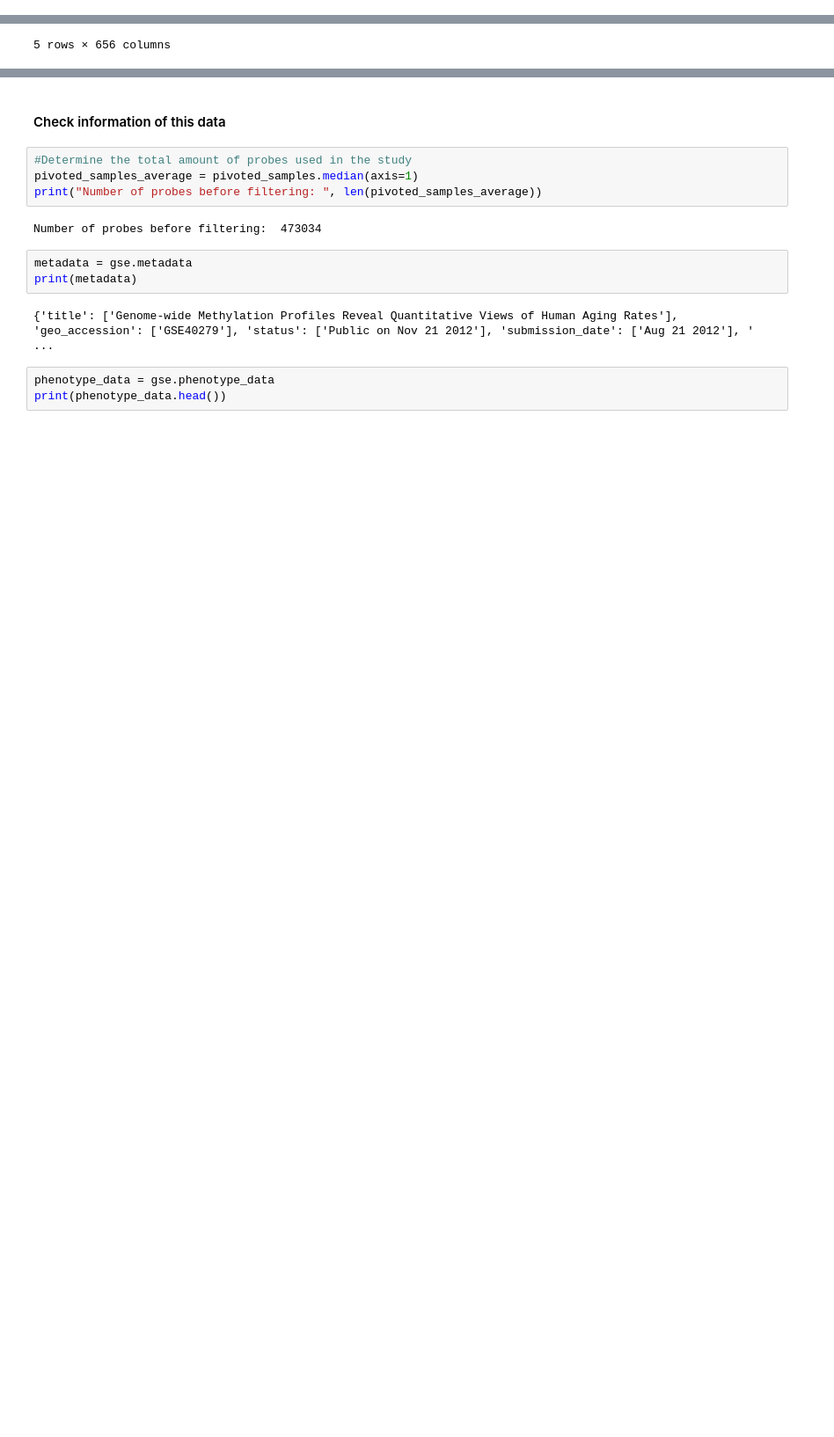
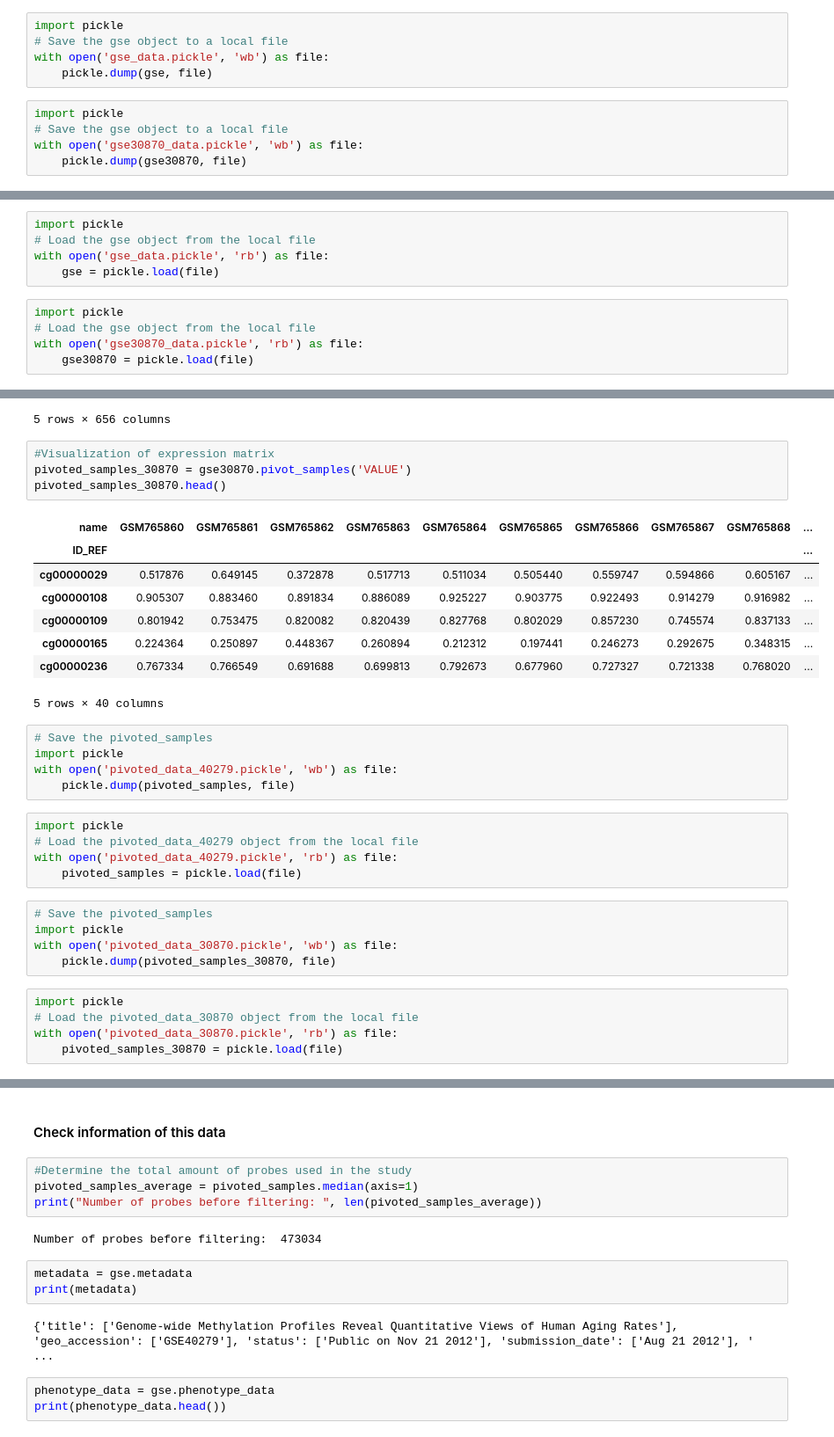
Before and after one commit to curryhank08/analyze-data-from-GEO-in-python, a Jupyter notebook: LR_in_python.ipynb, the cells around one changed output, grey strips where cells are left out. Shown: that part at 88% size. Saved outputs shown, nothing was run; the diff lists cells and outputs as text; blank space fills up the shorter version.

```diff
--- a/LR_in_python.ipynb
+++ b/LR_in_python.ipynb
@@ -98,0 +106,10 @@ gse = GEOparse.get_GEO(geo=geo_accession_id, destdir="./")
+# %%
+import pickle
+# Save the gse object to a local file
+with open('gse_data.pickle', 'wb') as file:
+    pickle.dump(gse, file)
+# %%
+import pickle
+# Save the gse object to a local file
+with open('gse30870_data.pickle', 'wb') as file:
+    pickle.dump(gse30870, file)
@@ -99,3 +118,13 @@ gse = GEOparse.get_GEO(geo=geo_accession_id, destdir="./")
+# %%
+import pickle
+# Load the gse object from the local file
+with open('gse_data.pickle', 'rb') as file:
+    gse = pickle.load(file)
+# %%
+import pickle
+# Load the gse object from the local file
+with open('gse30870_data.pickle', 'rb') as file:
+    gse30870 = pickle.load(file)
 # %% [markdown]
 ### Extract expression value (beta value) for each probes corresponding to each samples
 # %%
@@ -111,3 +140,36 @@ pivoted_samples.head()
 | cg00000165 | 0.132014 | 0.206917 | 0.162861 | 0.197780 | 0.148437 | 0.224093 | 0.400489 | 0.194553 | 0.134710 | ... |
 | cg00000236 | 0.717861 | 0.723935 | 0.719196 | 0.704061 | 0.754913 | 0.829192 | 0.723782 | 0.695142 | 0.731872 | ... |
 5 rows × 656 columns
+# %%
+#Visualization of expression matrix
+pivoted_samples_30870 = gse30870.pivot_samples('VALUE')
+pivoted_samples_30870.head()
+# %% [output]
+| name | GSM765860 | GSM765861 | GSM765862 | GSM765863 | GSM765864 | GSM765865 | GSM765866 | GSM765867 | GSM765868 | ... |
+| ID_REF |  |  |  |  |  |  |  |  |  | ... |
+| cg00000029 | 0.517876 | 0.649145 | 0.372878 | 0.517713 | 0.511034 | 0.505440 | 0.559747 | 0.594866 | 0.605167 | ... |
+| cg00000108 | 0.905307 | 0.883460 | 0.891834 | 0.886089 | 0.925227 | 0.903775 | 0.922493 | 0.914279 | 0.916982 | ... |
+| cg00000109 | 0.801942 | 0.753475 | 0.820082 | 0.820439 | 0.827768 | 0.802029 | 0.857230 | 0.745574 | 0.837133 | ... |
+| cg00000165 | 0.224364 | 0.250897 | 0.448367 | 0.260894 | 0.212312 | 0.197441 | 0.246273 | 0.292675 | 0.348315 | ... |
+| cg00000236 | 0.767334 | 0.766549 | 0.691688 | 0.699813 | 0.792673 | 0.677960 | 0.727327 | 0.721338 | 0.768020 | ... |
+5 rows × 40 columns
+# %%
+# Save the pivoted_samples
+import pickle
+with open('pivoted_data_40279.pickle', 'wb') as file:
+    pickle.dump(pivoted_samples, file)
+# %%
+import pickle
+# Load the pivoted_data_40279 object from the local file
+with open('pivoted_data_40279.pickle', 'rb') as file:
+    pivoted_samples = pickle.load(file)
+# %%
+# Save the pivoted_samples
+import pickle
+with open('pivoted_data_30870.pickle', 'wb') as file:
+    pickle.dump(pivoted_samples_30870, file)
+# %%
+import pickle
+# Load the pivoted_data_30870 object from the local file
+with open('pivoted_data_30870.pickle', 'rb') as file:
+    pivoted_samples_30870 = pickle.load(file)
```
Also changed, not shown: parts of 33 cells of this notebook.
